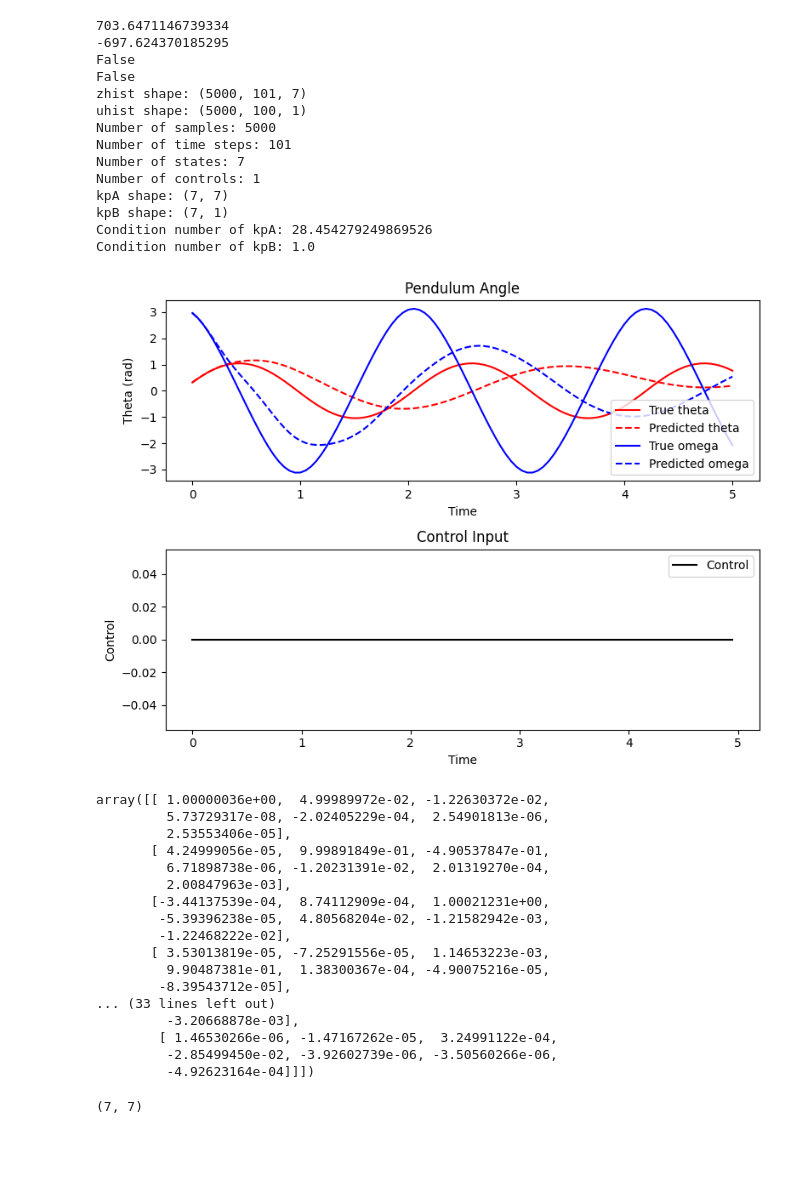
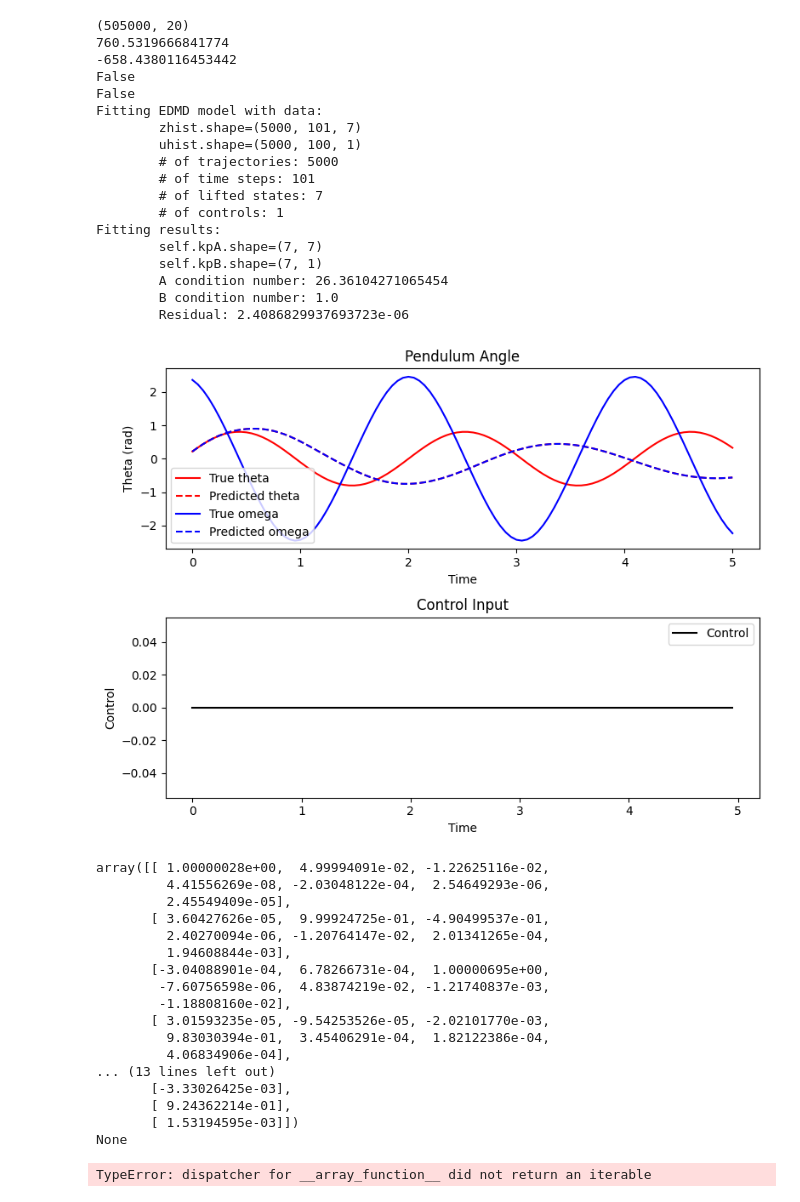
Before and after one commit to micahreich/koopman, a Jupyter notebook: koopman/edmd/edmd_pendulum.ipynb, the cells around one changed output. Saved outputs shown, nothing was run; the diff lists cells and outputs as text; code cells hidden in the pictures; blank space fills up the shorter version.

```diff
--- a/koopman/edmd/edmd_pendulum.ipynb
+++ b/koopman/edmd/edmd_pendulum.ipynb
@@ -70,7 +68,6 @@ def koopman_observables(xhist: np.ndarray, deg=None) -> np.ndarray:
         np.cos(np.linspace(-np.pi, np.pi, 20)),
         np.linspace(-3.0, 3.0, 20)
     ])
-
     X = np.column_stack([
         np.sin(xhist[:, 0]),
         np.cos(xhist[:, 0]),
@@ -98,7 +95,7 @@ def koopman_observables(xhist: np.ndarray, deg=None) -> np.ndarray:
         return out
 
 # Fit the eDMD model to pendulum data using degree 4 polynomial observables of sin/cos/omega
-edmd = eDMD()
+edmd = eDMD(1, 2)
 zhist = edmd.apply_observable_to_history(xhist, koopman_observables)
 
 print(np.max(zhist))
@@ -108,22 +105,26 @@ print(np.isinf(zhist).any())
 
 assert np.allclose(zhist[:, 0, :Pendulum.nx], xhist[:, 0, :])
 
-_ = edmd.fit(zhist , uhist, nx=Pendulum.nx, alpha=0.1)
+_ = edmd.fit(zhist , uhist)
 # %% [output]
-703.6471146739334
--697.624370185295
+(505000, 20)
+760.5319666841774
+-658.4380116453442
 False
 False
-zhist shape: (5000, 101, 7)
-uhist shape: (5000, 100, 1)
-Number of samples: 5000
-Number of time steps: 101
-Number of states: 7
-Number of controls: 1
-kpA shape: (7, 7)
-kpB shape: (7, 1)
-Condition number of kpA: 28.454279249869526
-Condition number of kpB: 1.0
+Fitting EDMD model with data:
+        zhist.shape=(5000, 101, 7)
+        uhist.shape=(5000, 100, 1)
+        # of trajectories: 5000
+        # of time steps: 101
+        # of lifted states: 7
+        # of controls: 1
+Fitting results:
+        self.kpA.shape=(7, 7)
+        self.kpB.shape=(7, 1)
+        A condition number: 26.36104271065454
+        B condition number: 1.0
+        Residual: 2.4086829937693723e-06
 # %%
 # Evaluate the model on some new data
 theta0 = np.random.uniform(-np.pi, np.pi, 1)
@@ -142,37 +143,37 @@ eval_ts, eval_xhist, eval_uhist = simulate(
 zjm1 = koopman_observables(x0, deg=2)
 
 eval_xhist_pred = np.empty_like(eval_xhist)
-eval_xhist_pred[0] = edmd.project_to_x(zjm1, Pendulum.nx)
+eval_xhist_pred[0] = edmd.project_to_x(zjm1)
 
 for i, t in enumerate(eval_ts[:-1]):
     zj = edmd.predict_z_next(zjm1, controls[i])
-    eval_xhist_pred[i + 1] = edmd.project_to_x(zj, Pendulum.nx)
+    eval_xhist_pred[i + 1] = edmd.project_to_x(zj)
 
     zjm1 = zj
 
 # Plot the results
 fig, ax = plt.subplots(2, 1, figsize=(8, 6))
 # ax[0].plot(eval_ts, angle_wrap(eval_xhist[:, 0], "-pi:pi"), color='red', label="True theta")
 # ax[0].plot(eval_ts, angle_wrap(eval_xhist_pred[:, 0], "-pi:pi"), color='red', label="Predicted theta", linestyle='--')
 ax[0].plot(eval_ts, eval_xhist[:, 0], color='red', label="True theta")
 ax[0].plot(eval_ts, eval_xhist_pred[:, 0], color='red', label="Predicted theta", linestyle='--')
 ax[0].plot(eval_ts, eval_xhist[:, 1], color='blue', label="True omega")
 ax[0].plot(eval_ts, eval_xhist_pred[:, 1], color='blue', label="Predicted omega", linestyle='--')
 ax[0].set_title("Pendulum Angle")
 ax[0].set_xlabel("Time")
 ax[0].set_ylabel("Theta (rad)")
 ax[0].legend()
 
 ax[1].plot(eval_ts[:-1], eval_uhist[:, 0], color='black', label="Control")
 ax[1].set_title("Control Input")
 ax[1].set_xlabel("Time")
 ax[1].set_ylabel("Control")
 ax[1].legend()
 
 plt.tight_layout()
 plt.show()
 # %% [output]
-[figure, old version]
+[figure, new version]
 # %%
 print(
     repr(edmd.kpA)
@@ -186,24 +187,24 @@ print(
     repr(edmd.kpCs)
 )
 # %% [output]
-array([[ 1.00000036e+00,  4.99989972e-02, -1.22630372e-02,
-         5.73729317e-08, -2.02405229e-04,  2.54901813e-06,
-         2.53553406e-05],
-       [ 4.24999056e-05,  9.99891849e-01, -4.90537847e-01,
-         6.71898738e-06, -1.20231391e-02,  2.01319270e-04,
-         2.00847963e-03],
-       [-3.44137539e-04,  8.74112909e-04,  1.00021231e+00,
-        -5.39396238e-05,  4.80568204e-02, -1.21582942e-03,
-        -1.22468222e-02],
-       [ 3.53013819e-05, -7.25291556e-05,  1.14653223e-03,
-         9.90487381e-01,  1.38300367e-04, -4.90075216e-05,
-        -8.39543712e-05],
-... (33 lines left out)
-         -3.20668878e-03],
-        [ 1.46530266e-06, -1.47167262e-05,  3.24991122e-04,
-         -2.85499450e-02, -3.92602739e-06, -3.50560266e-06,
-         -4.92623164e-04]]])
+array([[ 1.00000028e+00,  4.99994091e-02, -1.22625116e-02,
+         4.41556269e-08, -2.03048122e-04,  2.54649293e-06,
+         2.45549409e-05],
+       [ 3.60427626e-05,  9.99924725e-01, -4.90499537e-01,
+         2.40270094e-06, -1.20764147e-02,  2.01341265e-04,
+         1.94608844e-03],
+       [-3.04088901e-04,  6.78266731e-04,  1.00000695e+00,
+        -7.60756598e-06,  4.83874219e-02, -1.21740837e-03,
+        -1.18808160e-02],
+       [ 3.01593235e-05, -9.54253526e-05, -2.02101770e-03,
+         9.83030394e-01,  3.45406291e-04,  1.82122386e-04,
+         4.06834906e-04],
+... (13 lines left out)
+       [-3.33026425e-03],
+       [ 9.24362214e-01],
+       [ 1.53194595e-03]])
+None
 # %%
 print(np.concatenate(edmd.kpCs, axis=0).shape)
 # %% [output]
-(7, 7)
+TypeError: dispatcher for __array_function__ did not return an iterable
```
Also changed, not shown: parts of 2 cells of this notebook, 6 other files.
